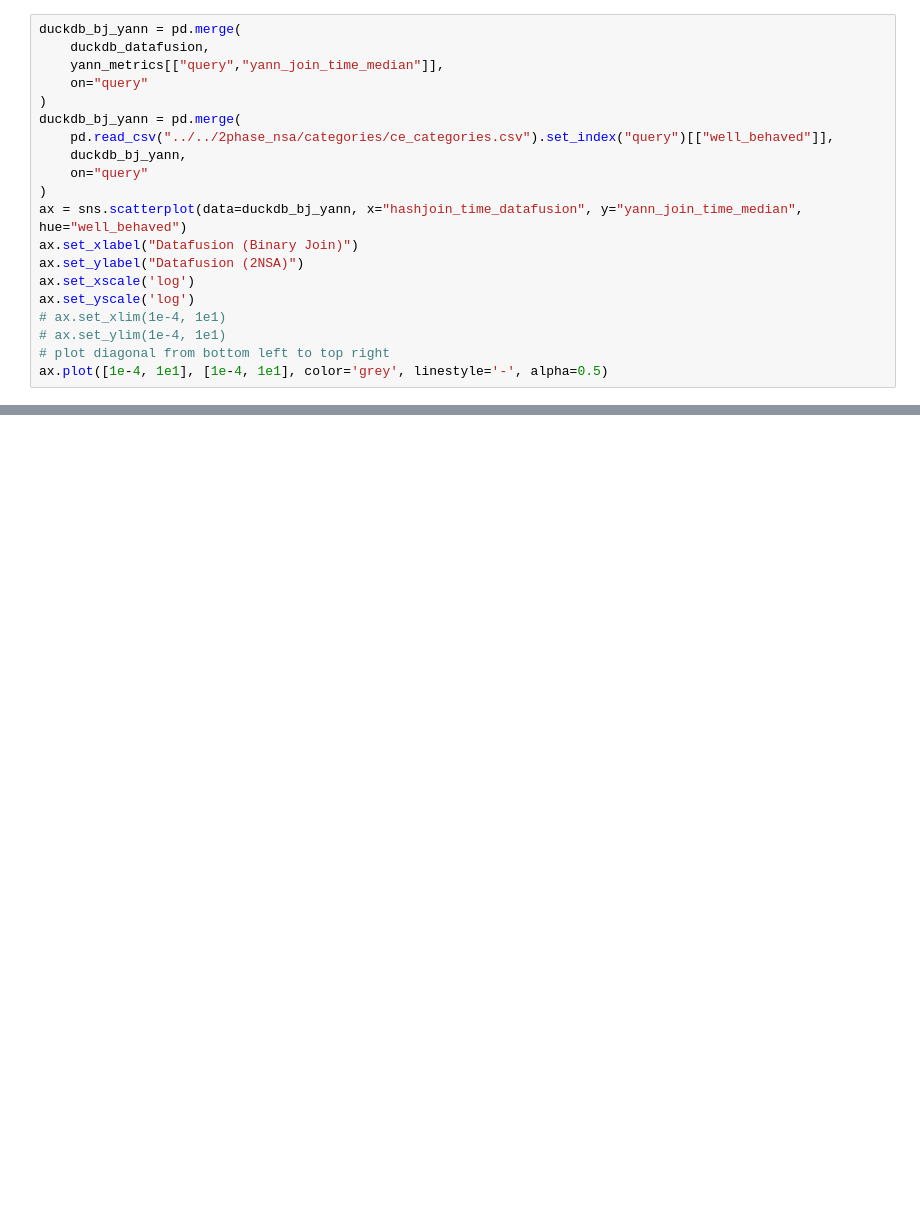
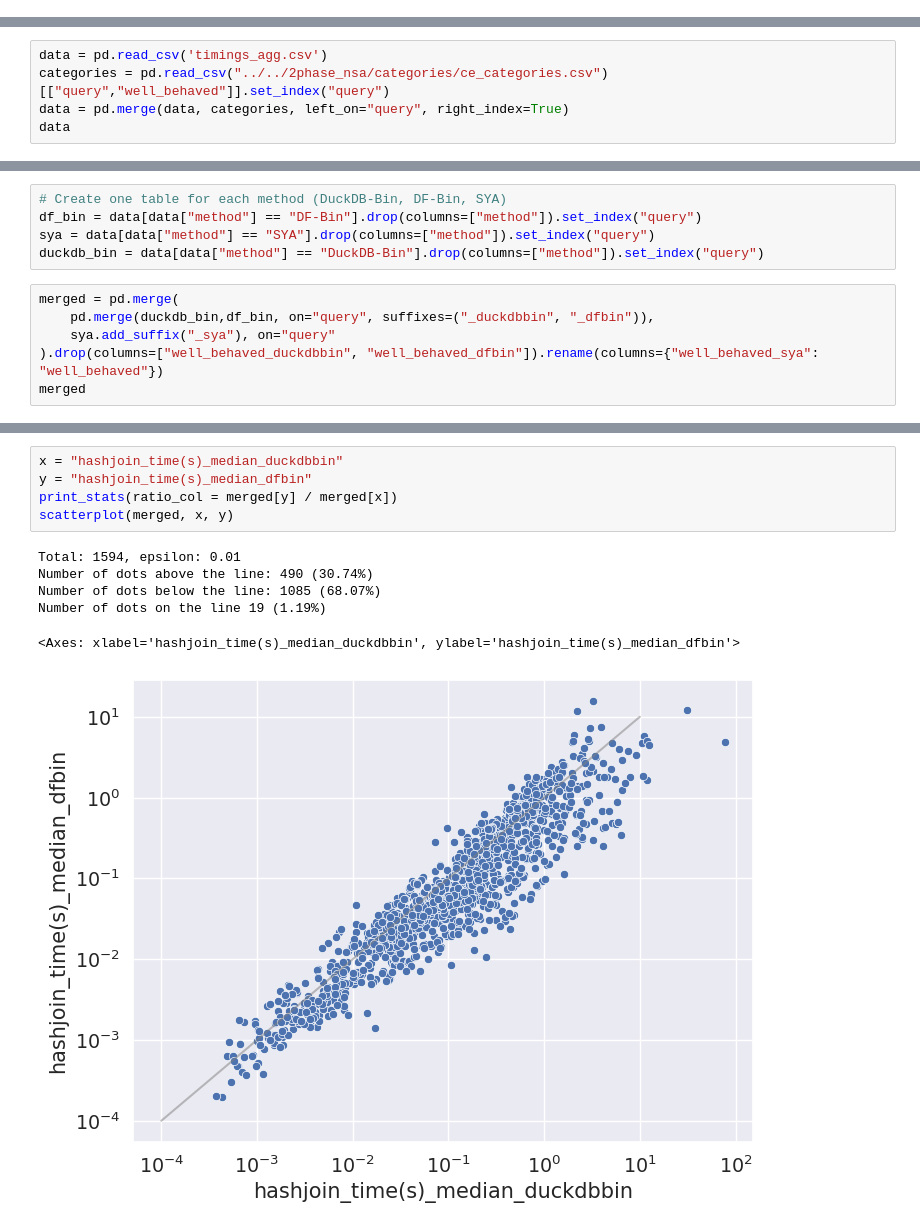
Before and after one commit to UHasselt-DSI-Data-Systems-Lab/code-reproducability-yannakakis, a Jupyter notebook: experiments/ce/analysis.ipynb, the cells around one changed output, grey strips where cells are left out. Drawn from its saved outputs; the diff is of its cells as text; blank space fills up the shorter version.

```diff
--- a/experiments/ce/analysis.ipynb
+++ b/experiments/ce/analysis.ipynb
@@ -396,20 +0,0 @@ Number of dots on the line 19 (1.19%)
-# %%
-duckdb_bj_yann = pd.merge(
-    duckdb_datafusion,
-    yann_metrics[["query","yann_join_time_median"]],
-    on="query"
-)
-duckdb_bj_yann = pd.merge(
-    pd.read_csv("../../2phase_nsa/categories/ce_categories.csv").set_index("query")[["well_behaved"]],
-    duckdb_bj_yann,
-    on="query"
-)
-ax = sns.scatterplot(data=duckdb_bj_yann, x="hashjoin_time_datafusion", y="yann_join_time_median", hue="well_behaved")
-ax.set_xlabel("Datafusion (Binary Join)")
-ax.set_ylabel("Datafusion (2NSA)")
-ax.set_xscale('log')
-ax.set_yscale('log')
-# ax.set_xlim(1e-4, 1e1)
-# ax.set_ylim(1e-4, 1e1)
-# plot diagonal from bottom left to top right
-ax.plot([1e-4, 1e1], [1e-4, 1e1], color='grey', linestyle='-', alpha=0.5)
@@ -437,0 +7,5 @@ Max. abs. speedup = 15.4767s
+# %%
+data = pd.read_csv('timings_agg.csv')
+categories = pd.read_csv("../../2phase_nsa/categories/ce_categories.csv")[["query","well_behaved"]].set_index("query")
+data = pd.merge(data, categories, left_on="query", right_index=True)
+data
@@ -437,0 +26,11 @@ Max. abs. speedup = 15.4767s
+# %%
+# Create one table for each method (DuckDB-Bin, DF-Bin, SYA)
+df_bin = data[data["method"] == "DF-Bin"].drop(columns=["method"]).set_index("query")
+sya = data[data["method"] == "SYA"].drop(columns=["method"]).set_index("query")
+duckdb_bin = data[data["method"] == "DuckDB-Bin"].drop(columns=["method"]).set_index("query")
+# %%
+merged = pd.merge(
+    pd.merge(duckdb_bin,df_bin, on="query", suffixes=("_duckdbbin", "_dfbin")),
+    sya.add_suffix("_sya"), on="query"
+).drop(columns=["well_behaved_duckdbbin", "well_behaved_dfbin"]).rename(columns={"well_behaved_sya": "well_behaved"})
+merged
@@ -437,0 +154,12 @@ Max. abs. speedup = 15.4767s
+# %%
+x = "hashjoin_time(s)_median_duckdbbin"
+y = "hashjoin_time(s)_median_dfbin"
+print_stats(ratio_col = merged[y] / merged[x])
+scatterplot(merged, x, y)
+# %% [output]
+Total: 1594, epsilon: 0.01
+Number of dots above the line: 490 (30.74%)
+Number of dots below the line: 1085 (68.07%)
+Number of dots on the line 19 (1.19%)
+<Axes: xlabel='hashjoin_time(s)_median_duckdbbin', ylabel='hashjoin_time(s)_median_dfbin'>
+[figure, added]
```
Also changed, not shown: parts of 42 cells of this notebook, 11 other files.
